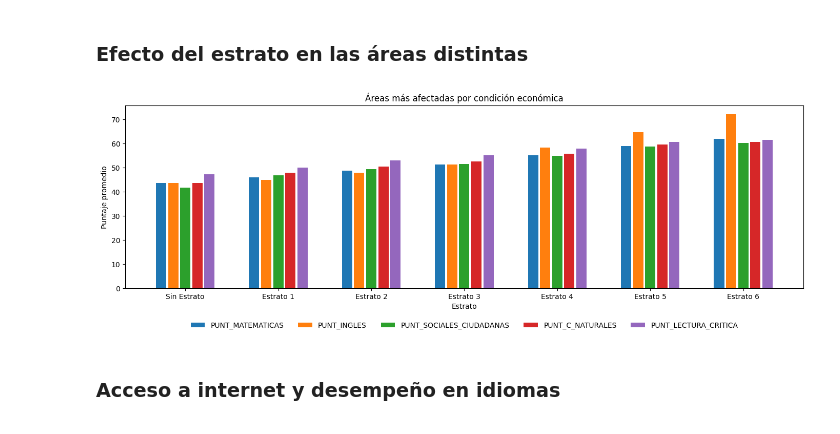
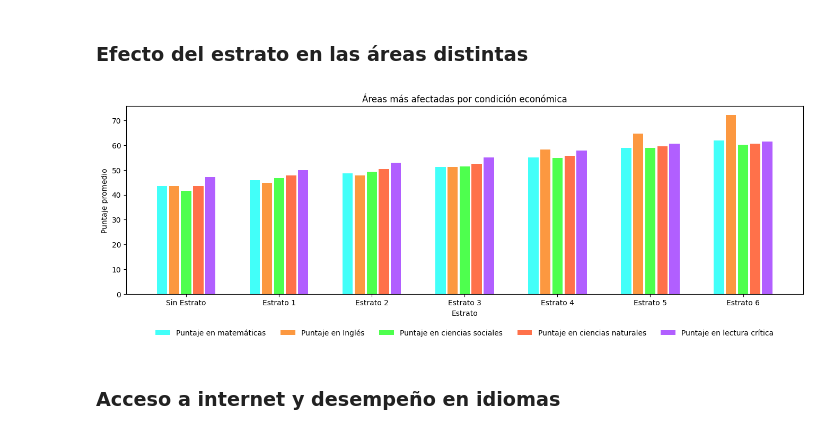
Before and after one commit to juancamilogoomezz/Proyecto-1, a Jupyter notebook: Experimentar Jeronimo.ipynb, the cells around one changed output. Saved outputs shown, nothing was run; the diff lists cells and outputs as text; code cells hidden in the pictures.

Commit message:
colores actualizados

```diff
--- a/Experimentar Jeronimo.ipynb
+++ b/Experimentar Jeronimo.ipynb
@@ -242,35 +242,35 @@ colores = {
     "PUNT_SOCIALES_CIUDADANAS": "#4eff4e",
     "PUNT_C_NATURALES": "#ff714a",
     "PUNT_LECTURA_CRITICA": "#b15fff"
 }
 
 means = df.groupby(columna_estrato)[areas].mean()
 means = means.reindex(estratos)
 
 x = np.arange(len(means.index))
 n = len(areas)
 group_w = 0.65
 w = group_w / n
 
 
 fig, ax = plt.subplots(figsize=(14, 5))
 
 for i, area in enumerate(areas):
-    ax.bar(x+(i-(len(areas)-1)/2)*w, means[area].values, width=w*0.85, label = area)
+    ax.bar(x+(i-(len(areas)-1)/2)*w, means[area].values, width=w*0.85, label = labels_areas[i], color= colores[area])
 
 ax.set_xticks(x)
 ax.set_xticklabels(means.index.astype(str))
 
 
 ax.set_title('Áreas más afectadas por condición económica')
 ax.set_xlabel('Estrato')
 ax.set_ylabel('Puntaje promedio')
 ax.legend(ncol=len(areas), bbox_to_anchor=(0.5, -0.15), loc='upper center', frameon=False)
 
 plt.tight_layout()
 plt.show()
 # %% [output]
-[figure, old version]
+[figure, new version]
 # %% [markdown]
 ### Acceso a internet y desempeño en idiomas
 # %%
```
Also changed, not shown: parts of 1 cell of this notebook.
